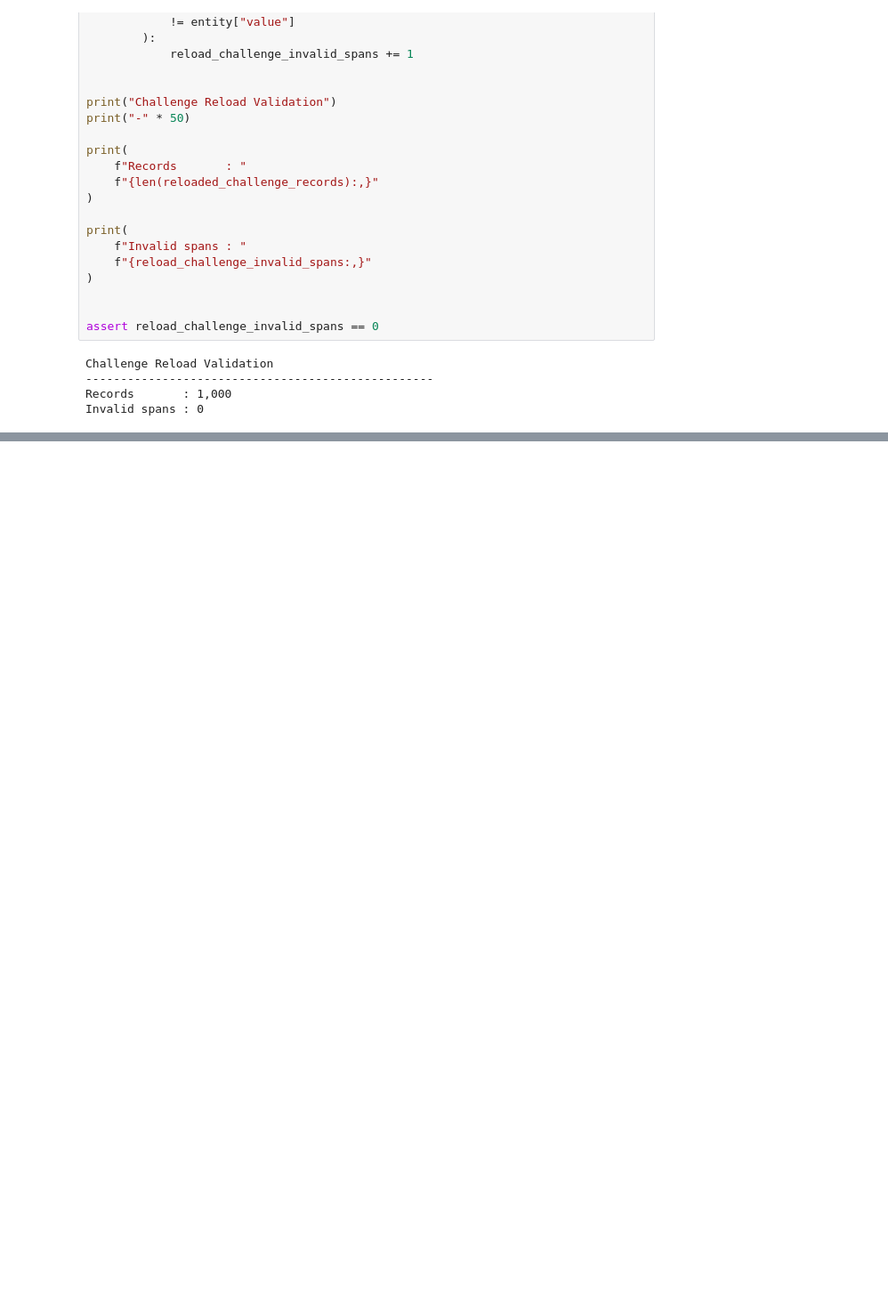
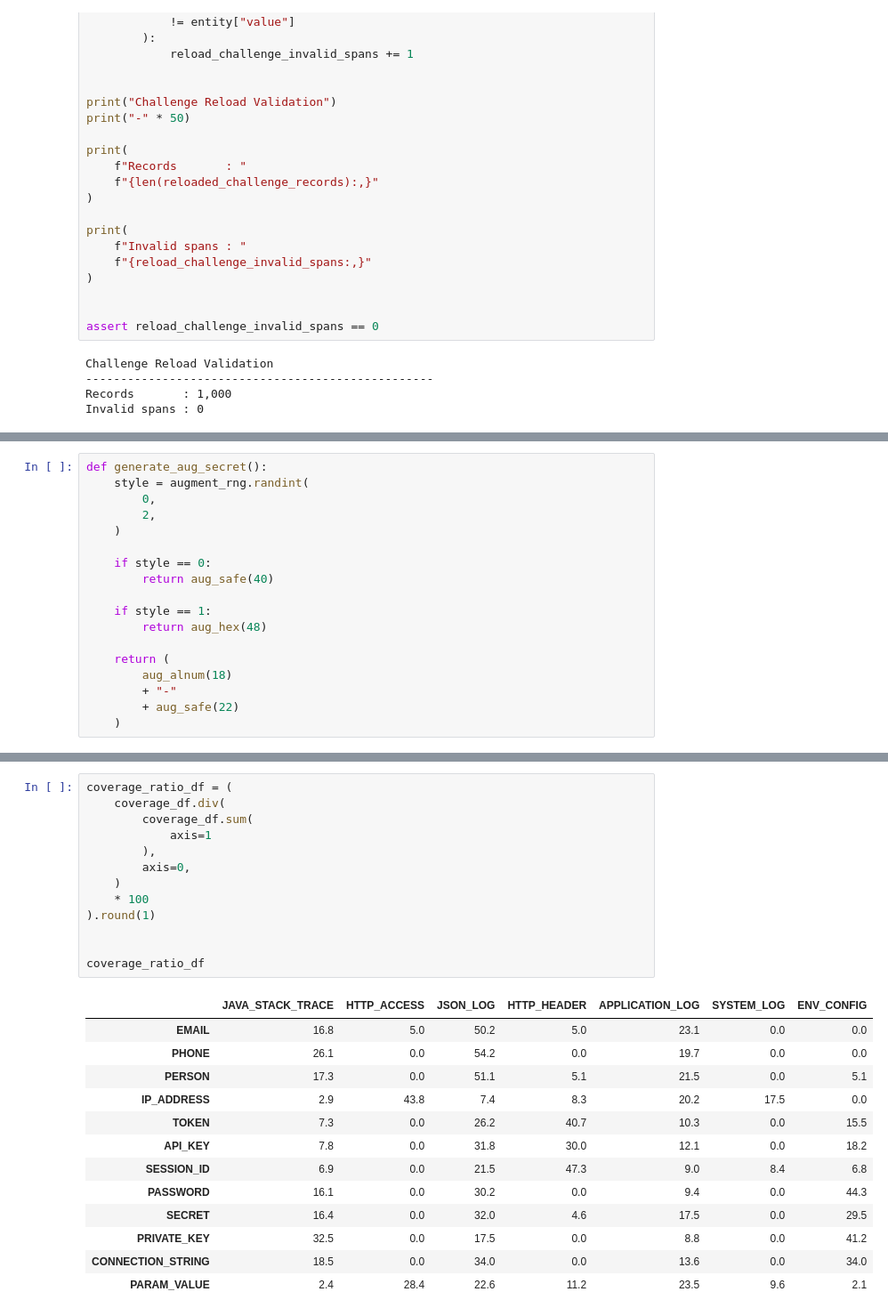
Before and after one commit to mjbaa/sensitive_text_masking, a Jupyter notebook: notebooks/01_data_understanding.ipynb, the cells around one changed output, grey strips where cells are left out. Shown at 89% size. Drawn from its saved outputs; the diff is of its cells as text; blank space fills up the shorter version.

```diff
--- a/notebooks/01_data_understanding.ipynb
+++ b/notebooks/01_data_understanding.ipynb
@@ -20034,0 +22100,18 @@ Invalid spans : 0
+# %%
+def generate_aug_secret():
+    style = augment_rng.randint(
+        0,
+        2,
+    )
+
+    if style == 0:
+        return aug_safe(40)
+
+    if style == 1:
+        return aug_hex(48)
+
+    return (
+        aug_alnum(18)
+        + "-"
+        + aug_safe(22)
+    )
@@ -20034,0 +23426,27 @@ Invalid spans : 0
+# %%
+coverage_ratio_df = (
+    coverage_df.div(
+        coverage_df.sum(
+            axis=1
+        ),
+        axis=0,
+    )
+    * 100
+).round(1)
+
+
+coverage_ratio_df
+# %% [output]
+|  | JAVA_STACK_TRACE | HTTP_ACCESS | JSON_LOG | HTTP_HEADER | APPLICATION_LOG | SYSTEM_LOG | ENV_CONFIG |
+| EMAIL | 16.8 | 5.0 | 50.2 | 5.0 | 23.1 | 0.0 | 0.0 |
+| PHONE | 26.1 | 0.0 | 54.2 | 0.0 | 19.7 | 0.0 | 0.0 |
+| PERSON | 17.3 | 0.0 | 51.1 | 5.1 | 21.5 | 0.0 | 5.1 |
+| IP_ADDRESS | 2.9 | 43.8 | 7.4 | 8.3 | 20.2 | 17.5 | 0.0 |
+| TOKEN | 7.3 | 0.0 | 26.2 | 40.7 | 10.3 | 0.0 | 15.5 |
+| API_KEY | 7.8 | 0.0 | 31.8 | 30.0 | 12.1 | 0.0 | 18.2 |
+| SESSION_ID | 6.9 | 0.0 | 21.5 | 47.3 | 9.0 | 8.4 | 6.8 |
+| PASSWORD | 16.1 | 0.0 | 30.2 | 0.0 | 9.4 | 0.0 | 44.3 |
+| SECRET | 16.4 | 0.0 | 32.0 | 4.6 | 17.5 | 0.0 | 29.5 |
+| PRIVATE_KEY | 32.5 | 0.0 | 17.5 | 0.0 | 8.8 | 0.0 | 41.2 |
+| CONNECTION_STRING | 18.5 | 0.0 | 34.0 | 0.0 | 13.6 | 0.0 | 34.0 |
+| PARAM_VALUE | 2.4 | 28.4 | 22.6 | 11.2 | 23.5 | 9.6 | 2.1 |
```
Also changed, not shown: parts of 85 cells of this notebook.
